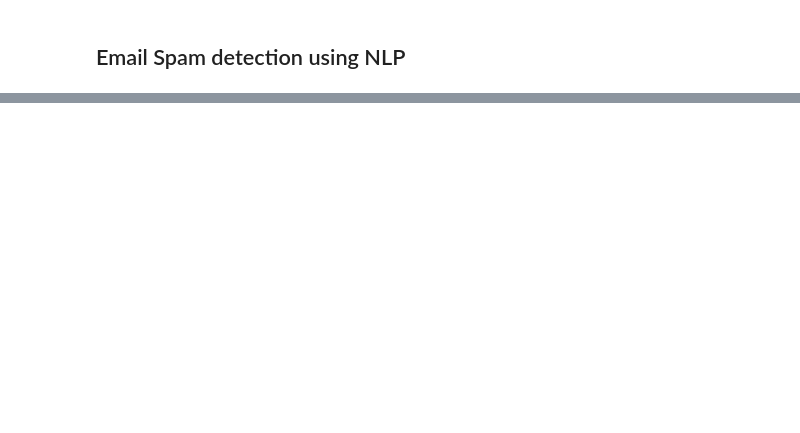
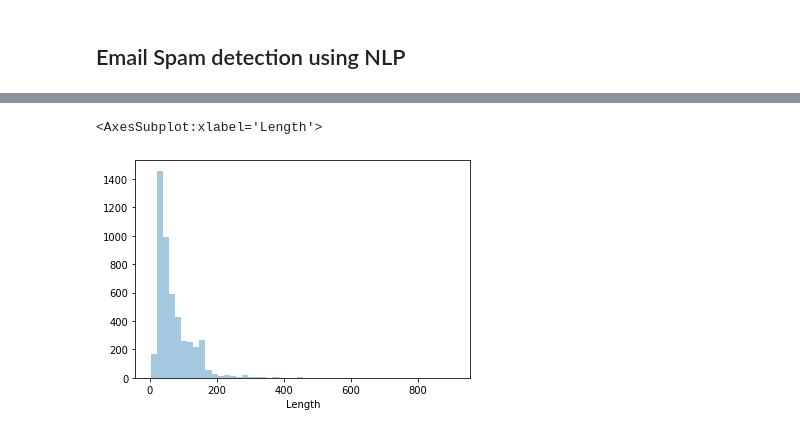
Before and after one commit to CosmicStrike/ML_Models, a Jupyter notebook: SpamEmail_Dataset/SpamDetection.ipynb, the cells around one changed output, grey strips where cells are left out. Cells and saved outputs as stored; diff of their text form; code cells hidden in the pictures; blank space fills up the shorter version.

```diff
--- a/SpamEmail_Dataset/SpamDetection.ipynb
+++ b/SpamEmail_Dataset/SpamDetection.ipynb
@@ -45,0 +56,5 @@ df["Lvl1"] = l
+# %%
+sns.distplot(a=df[df['v1'] == "ham"].Length, kde=False)
+# %% [output]
+<AxesSubplot:xlabel='Length'>
+[figure, added]
```
Also changed, not shown: parts of 32 cells of this notebook, 1 other file.
